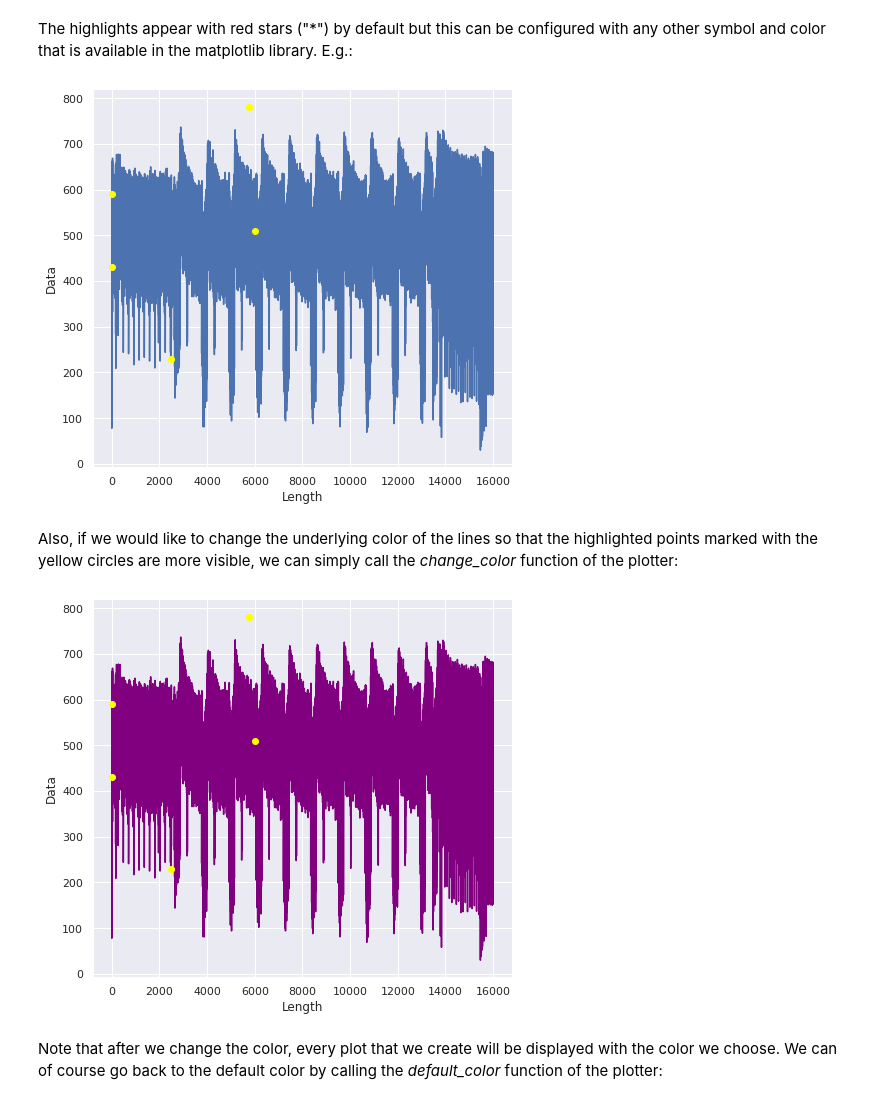
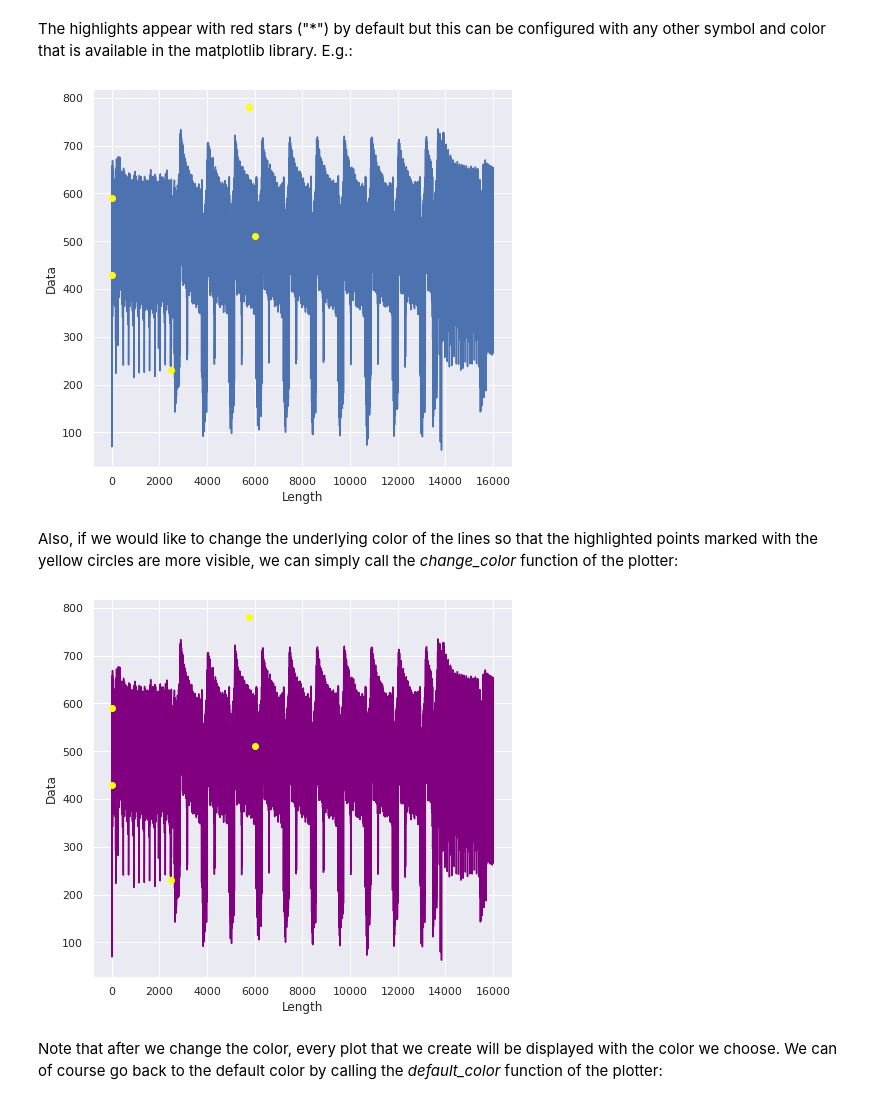
Before and after one commit to RazePerson/sca-leakage-detection-framework, a Jupyter notebook: sca-leakage-detection-framework/main-app.ipynb, the cells around one changed output. Drawn from its saved outputs; the diff is of its cells as text; code cells hidden in the pictures.

```diff
--- a/sca-leakage-detection-framework/main-app.ipynb
+++ b/sca-leakage-detection-framework/main-app.ipynb
@@ -284,17 +300,17 @@ plotter.create_line_plot(trace_data.get_all_traces()).highlight_points(coord).pl
 The highlights appear with red stars ("*") by default but this can be configured with any other symbol and color that is available in the matplotlib library. E.g.:
 # %%
 coord = ((12, 430), (30, 590), (2500, 230), (5760, 781), (6000, 510))
-plotter.create_line_plot(trace_data.get_all_traces()).highlight_points(coord, marker="o", color="yellow").plot()
+plotter.create_line_plot(math.mean(trace_data.get_all_traces())).highlight_points(coord, marker="o", color="yellow").plot()
 # %% [output]
-[figure, old version]
+[figure, new version]
 # %% [markdown]
 Also, if we would like to change the underlying color of the lines so that the highlighted points marked with the yellow circles are more visible, we can simply call the *change_color* function of the plotter:
 # %%
 plotter.change_color("purple")
 coord = ((12, 430), (30, 590), (2500, 230), (5760, 781), (6000, 510))
-plotter.create_line_plot(trace_data.get_all_traces()).highlight_points(coord, marker="o", color="yellow").plot()
+plotter.create_line_plot(math.mean(trace_data.get_all_traces())).highlight_points(coord, marker="o", color="yellow").plot()
 # %% [output]
-[figure, old version]
+[figure, new version]
 # %% [markdown]
 Note that after we change the color, every plot that we create will be displayed with the color we choose. We can of course go back to the default color by calling the *default_color* function of the plotter:
 # %%
```
Also changed, not shown: parts of 13 cells of this notebook, 7 other files.
